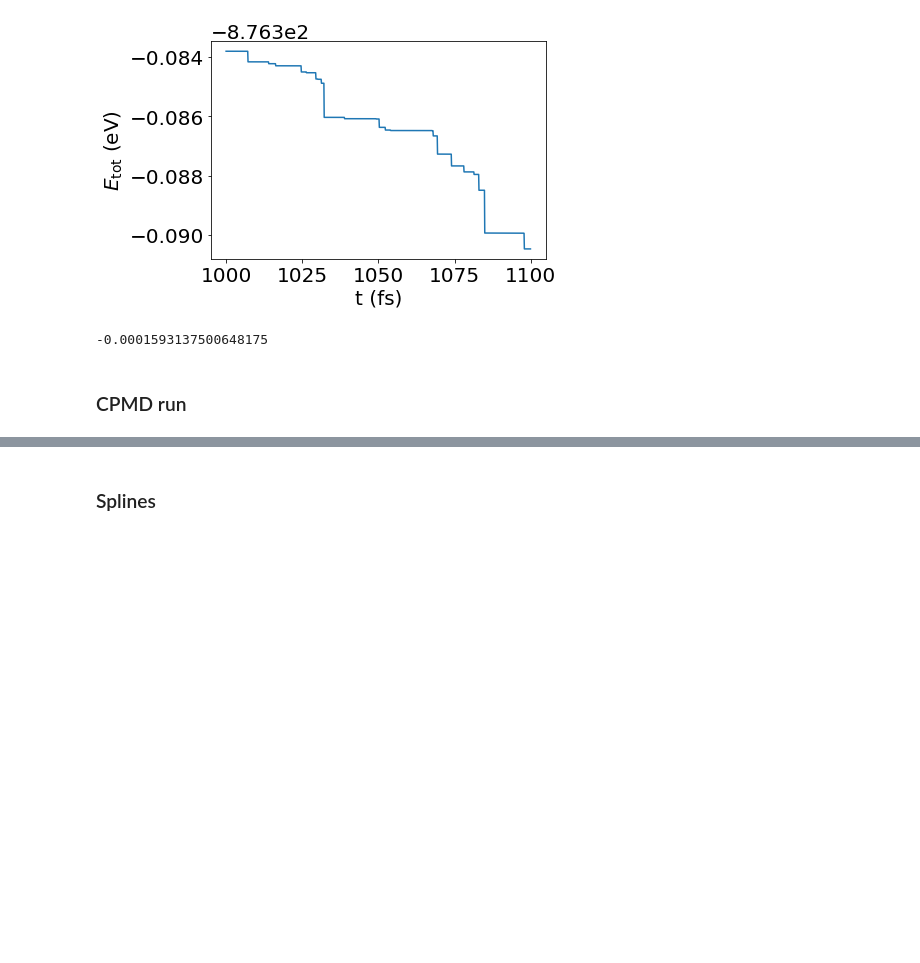
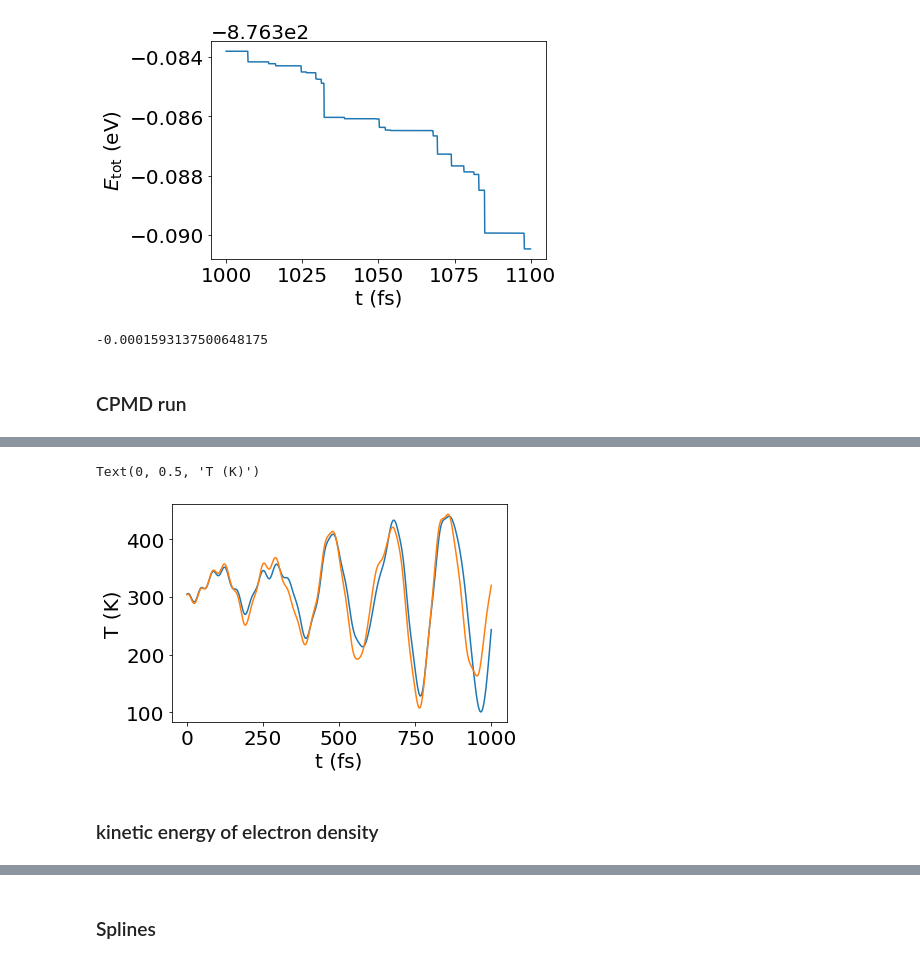
Before and after one commit to ferchault/APDFT, a Jupyter notebook: prototyping/apdft-ofdft-cpmd/Si8_NVE_ref.ipynb, the cells around one changed output, grey strips where cells are left out. Drawn from its saved outputs; the diff is of its cells as text; code cells hidden in the pictures; blank space fills up the shorter version.

```diff
--- a/prototyping/apdft-ofdft-cpmd/Si8_NVE_ref.ipynb
+++ b/prototyping/apdft-ofdft-cpmd/Si8_NVE_ref.ipynb
@@ -155,0 +172,12 @@ drift(time, data_cpmd[:,1]/units.Ha,8)
+# %%
+fig,ax = plt.subplots(1,1)
+
+ax.plot(time, data_cpmd[:,4])
+plt.plot(time_ref[:10000], temp_ref[:10000])
+plt.xlabel('t (fs)')
+plt.ylabel('T (K)')
+# %% [output]
+Text(0, 0.5, 'T (K)')
+[figure, added]
+# %% [markdown]
+### kinetic energy of electron density
```
Also changed, not shown: parts of 30 cells of this notebook.
